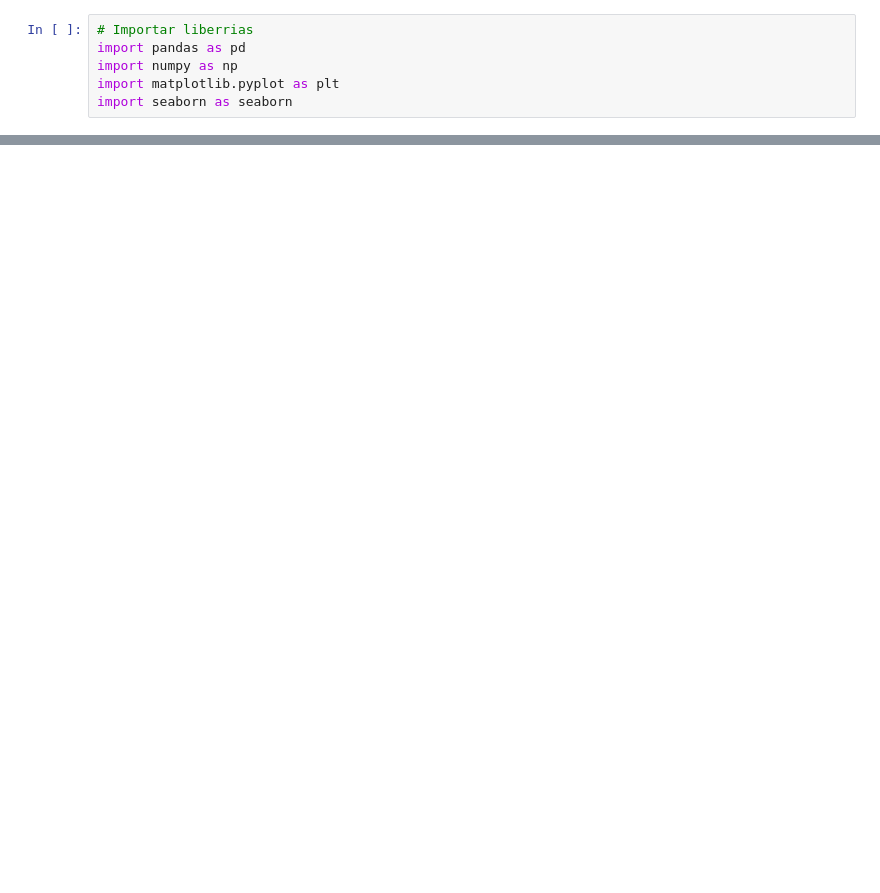
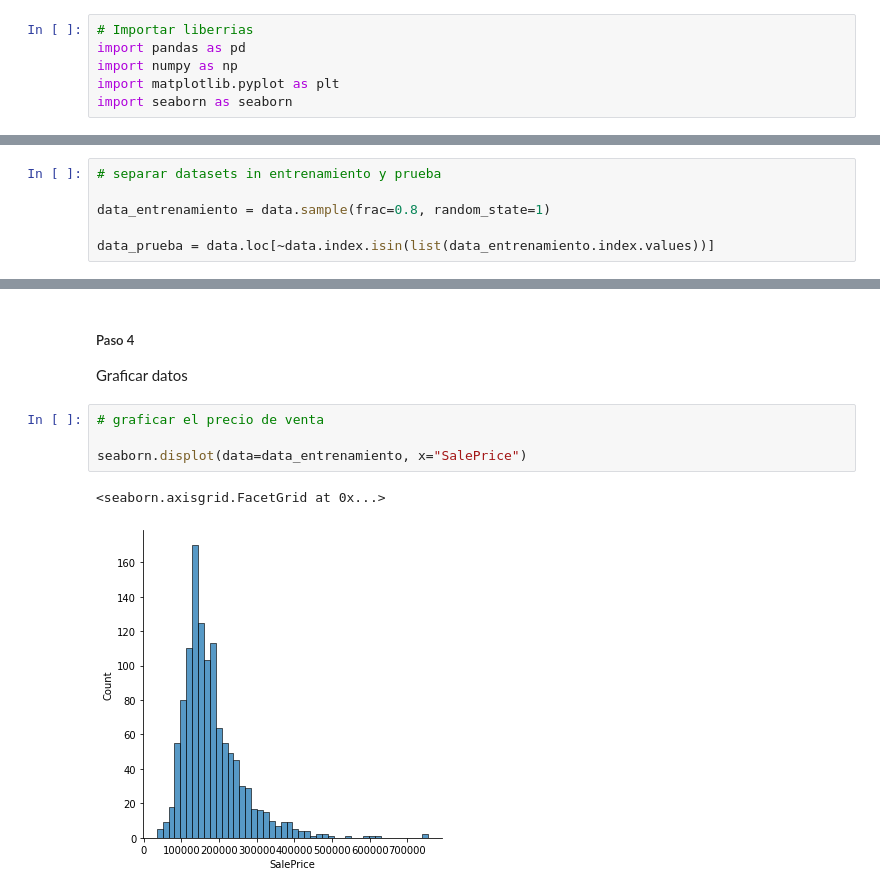
Before and after one commit to renatocoronado/proyecto1, a Jupyter notebook: proyecto_1.ipynb, the cells around one changed output, grey strips where cells are left out. Saved outputs shown, nothing was run; the diff lists cells and outputs as text; blank space fills up the shorter version.

Commit message:
agregando pasos del 1 al 5 del proyecto

```diff
--- a/proyecto_1.ipynb
+++ b/proyecto_1.ipynb
@@ -35,0 +31,6 @@ data
+# %%
+# separar datasets in entrenamiento y prueba
+
+data_entrenamiento = data.sample(frac=0.8, random_state=1)
+
+data_prueba = data.loc[~data.index.isin(list(data_entrenamiento.index.values))]
@@ -35,0 +127,11 @@ data
+# %% [markdown]
+##### Paso 4
+
+Graficar datos
+# %%
+# graficar el precio de venta
+
+seaborn.displot(data=data_entrenamiento, x="SalePrice")
+# %% [output]
+<seaborn.axisgrid.FacetGrid at 0x...>
+[figure, added]
```
Also changed, not shown: parts of 23 cells of this notebook.
